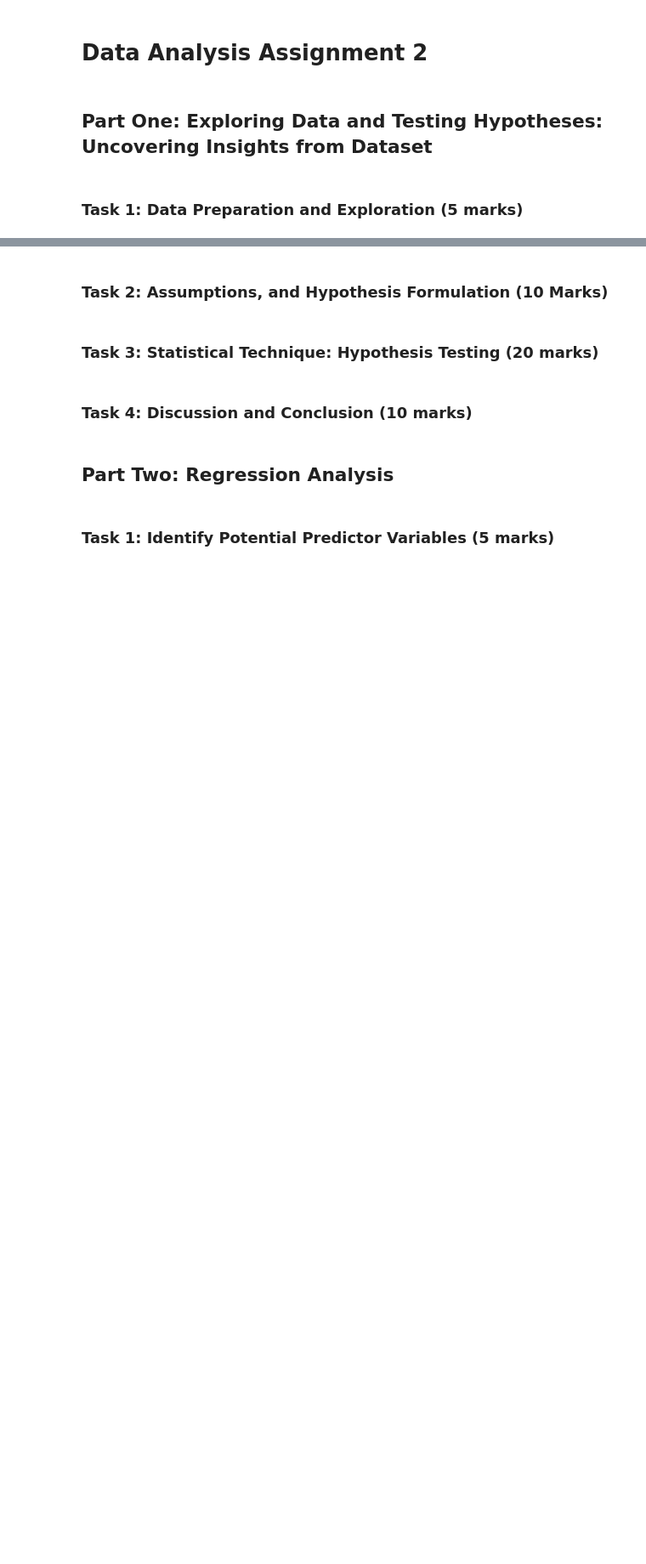
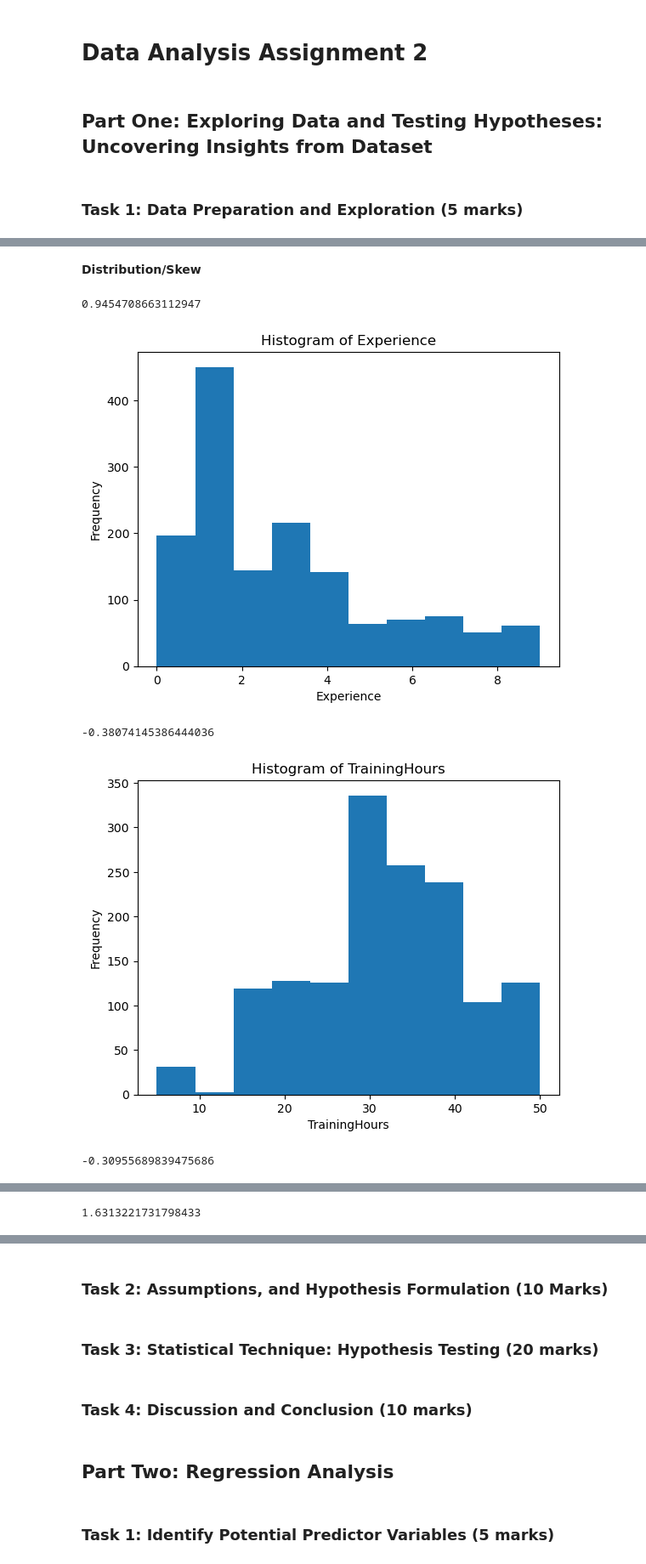
Before and after one commit to lroygard/DataAnalysis, a Jupyter notebook: DataAnalysis.ipynb, the cells around one changed output, grey strips where cells are left out. Shown at 85% size. Saved outputs shown, nothing was run; the diff lists cells and outputs as text; code cells hidden in the pictures; blank space fills up the shorter version.

```diff
--- a/DataAnalysis.ipynb
+++ b/DataAnalysis.ipynb
@@ -22,0 +46,21 @@ df.head()
+# %% [markdown]
+<b> Distribution/Skew
+# %%
+# Data Distribution
+numerical_columns = ['Experience', 'TrainingHours', 'PerformanceRating', 'Salary']
+for column in numerical_columns:
+    skewness = df[column].skew()
+    print(skewness)
+
+    # Plot
+    plt.hist(df[column].dropna(), bins=10)
+    plt.title(f'Histogram of {column}')
+    plt.xlabel(column)
+    plt.ylabel('Frequency')
+    plt.show()
+# %% [output]
+0.9454708663112947
+[figure, added]
+-0.38074145386444036
+[figure, added]
+-0.30955689839475686
@@ -22,0 +68 @@ df.head()
+1.6313221731798433
```
Also changed, not shown: parts of 7 cells of this notebook.
